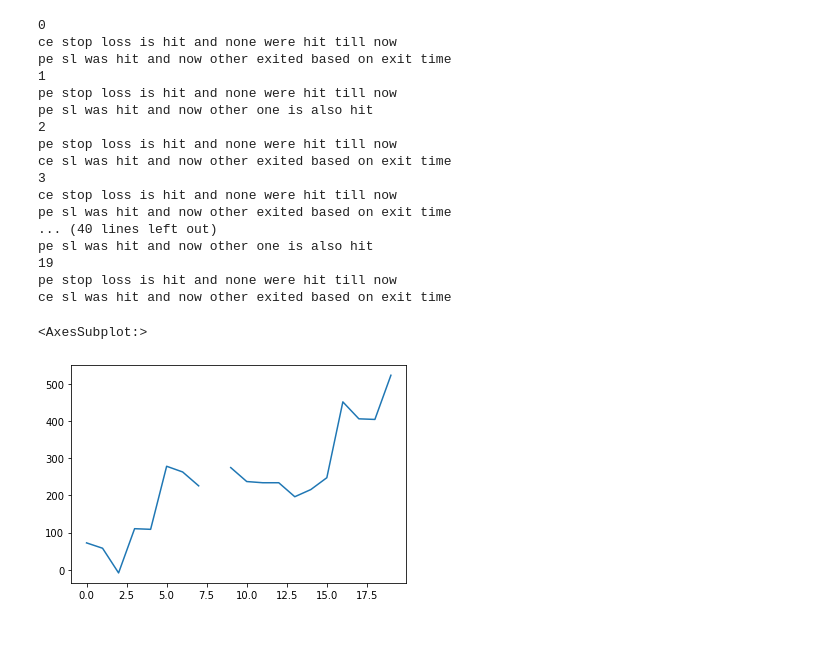
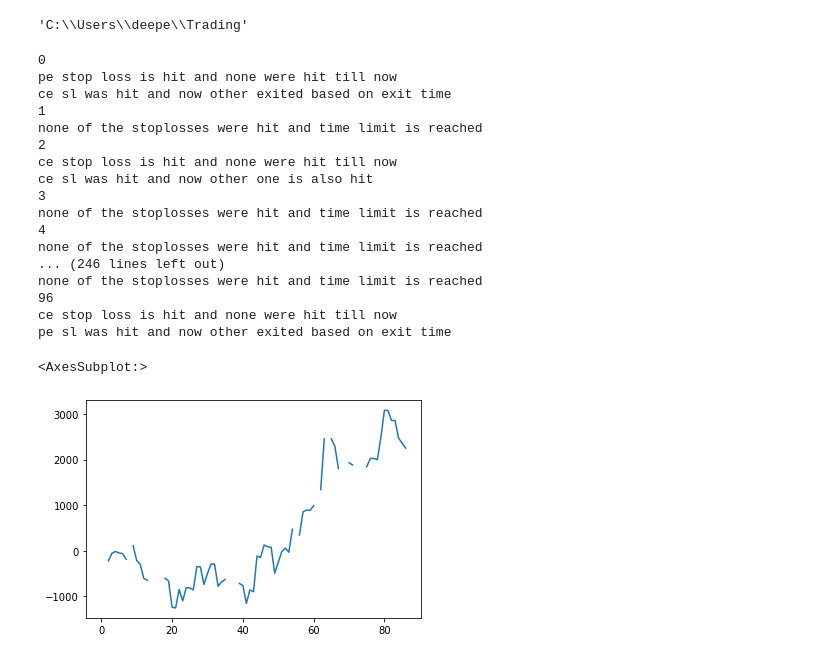
Before and after one commit to deepeshgrover/Backtesting_trade, a Jupyter notebook: Bank_Nifty_short_straddle_customized.ipynb, the cells around one changed output. Drawn from its saved outputs; the diff is of its cells as text; code cells hidden in the pictures.

```diff
--- a/Bank_Nifty_short_straddle_customized.ipynb
+++ b/Bank_Nifty_short_straddle_customized.ipynb
@@ -1,3 +1,7 @@
+# %%
+pwd
+# %% [output]
+'C:\\Users\\deepe\\Trading'
 # %%
 #import libraries
 import pandas as pd
@@ -8,7 +12,7 @@ from glob import glob
 from dateutil.relativedelta import relativedelta, TH
 
 #fetch all the files from the diretory
-path = pd.DataFrame(glob(r'C:\Users\deepe\OneDrive\Desktop\NLP\sample_nfo_2019-20_data\*'),columns=['location'])
+path = pd.DataFrame(glob(r'C:\Users\deepe\OneDrive\Desktop\NLP\New folder\*'),columns=['location'])
 path['data_date'] = path['location'].apply(lambda x: x.split('_')[-1].split('.')[0])
 path['data_date'] = path['data_date'].apply(lambda x: datetime.datetime.strptime(x,'%Y-%m-%d'))
 path = path.sort_values(['data_date'])
@@ -21,7 +25,9 @@ for index, row in path.iterrows():
     try:
         print(index)
 
-        data = pd.read_pickle(row['location'])
+
+        data = pd.read_parquet(row['location'])
+
 
         #change the entry and exit time according to the requirements
         #In this case it is 9:19 am and 3:15 pm
@@ -290,45 +296,45 @@ for index, row in path.iterrows():
                 pe_pnl = pe_entry_price - pe_ltp
 
                 intraday_data.loc[index,'ce_pnl'] = ce_pnl
                 intraday_data.loc[index,'pe_pnl'] = pe_pnl
 
                 pnl = ce_pnl + pe_pnl
 
         intraday_trade_log = intraday_trade_log.append({'Entry_Datetime':entry_datetime,
                                                         'Future_Traded_Price':futures_entry_price,
                                                         'ATM':atm,
                                                         'Days_to_Expiry':(nearest_expiry - entry_datetime.date()).days,
                                                         'CE_Symbol':ce_symbol,
                                                         'CE_Entry_Price':ce_entry_price,
                                                         'CE_Exit_Price':ce_exit_price,
                                                         'CE_Exit_Datetime':ce_exit_datetime,
                                                         'PE_Symbol':pe_symbol,
                                                         'PE_Entry_Price':pe_entry_price,
                                                         'PE_Exit_Price':pe_exit_price,
                                                         'PE_Exit_Datetime':pe_exit_datetime,
                                                         'PnL':pnl},ignore_index=True)
     except Exception as e:
         print(e)
         print(row['location'])
 
 intraday_trade_log['PnL'].cumsum().plot()
 # %% [output]
 0
+pe stop loss is hit and none were hit till now
+ce sl was hit and now other exited based on exit time
+1
+none of the stoplosses were hit and time limit is reached
+2
+ce stop loss is hit and none were hit till now
+ce sl was hit and now other one is also hit
+3
+none of the stoplosses were hit and time limit is reached
+4
+none of the stoplosses were hit and time limit is reached
+... (246 lines left out)
+none of the stoplosses were hit and time limit is reached
+96
 ce stop loss is hit and none were hit till now
 pe sl was hit and now other exited based on exit time
-1
-pe stop loss is hit and none were hit till now
-pe sl was hit and now other one is also hit
-2
-pe stop loss is hit and none were hit till now
-ce sl was hit and now other exited based on exit time
-3
-ce stop loss is hit and none were hit till now
-pe sl was hit and now other exited based on exit time
-... (40 lines left out)
-pe sl was hit and now other one is also hit
-19
-pe stop loss is hit and none were hit till now
-ce sl was hit and now other exited based on exit time
 <AxesSubplot:>
-[figure, old version]
+[figure, new version]
```
Also changed, not shown: parts of 2 cells of this notebook.
